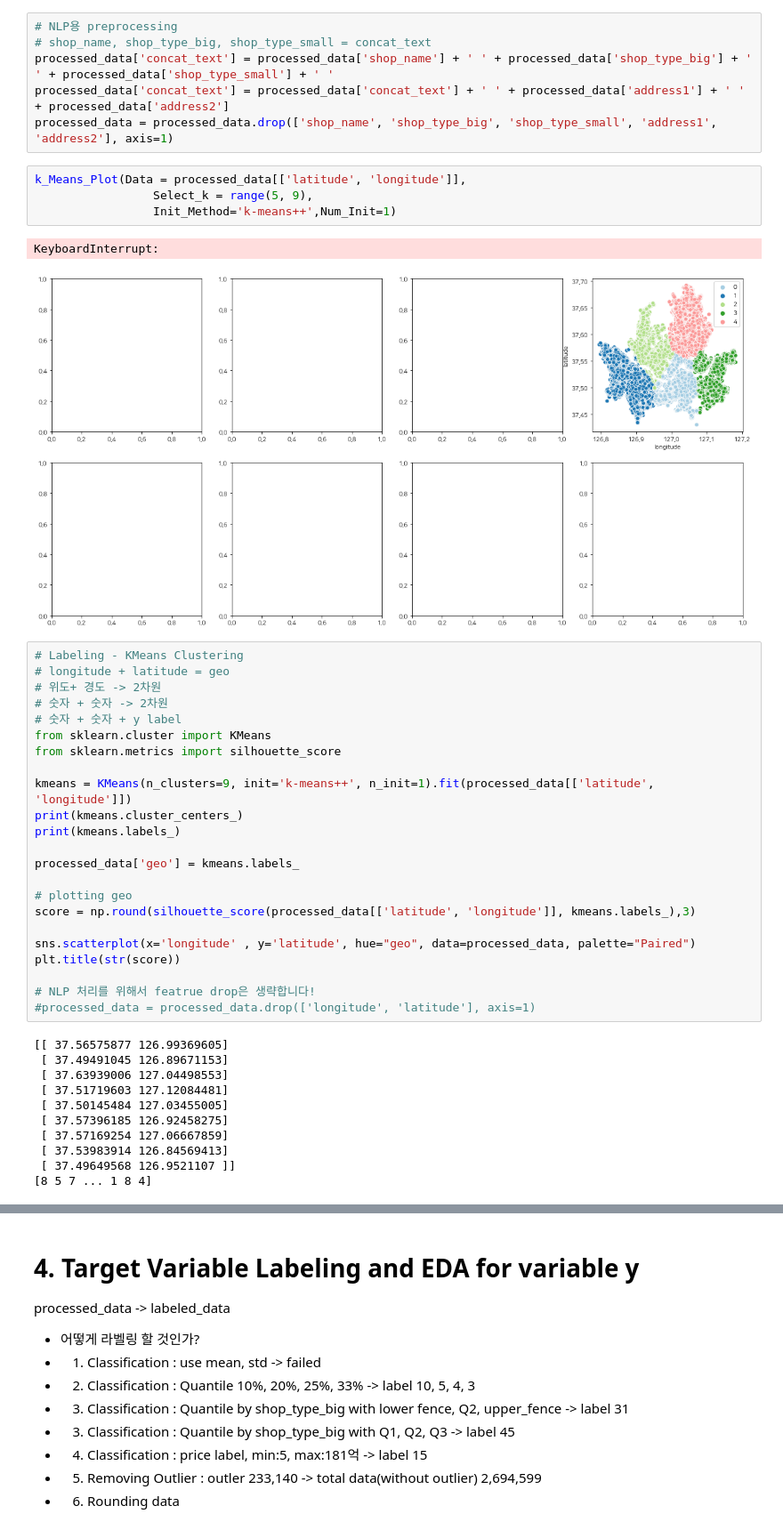
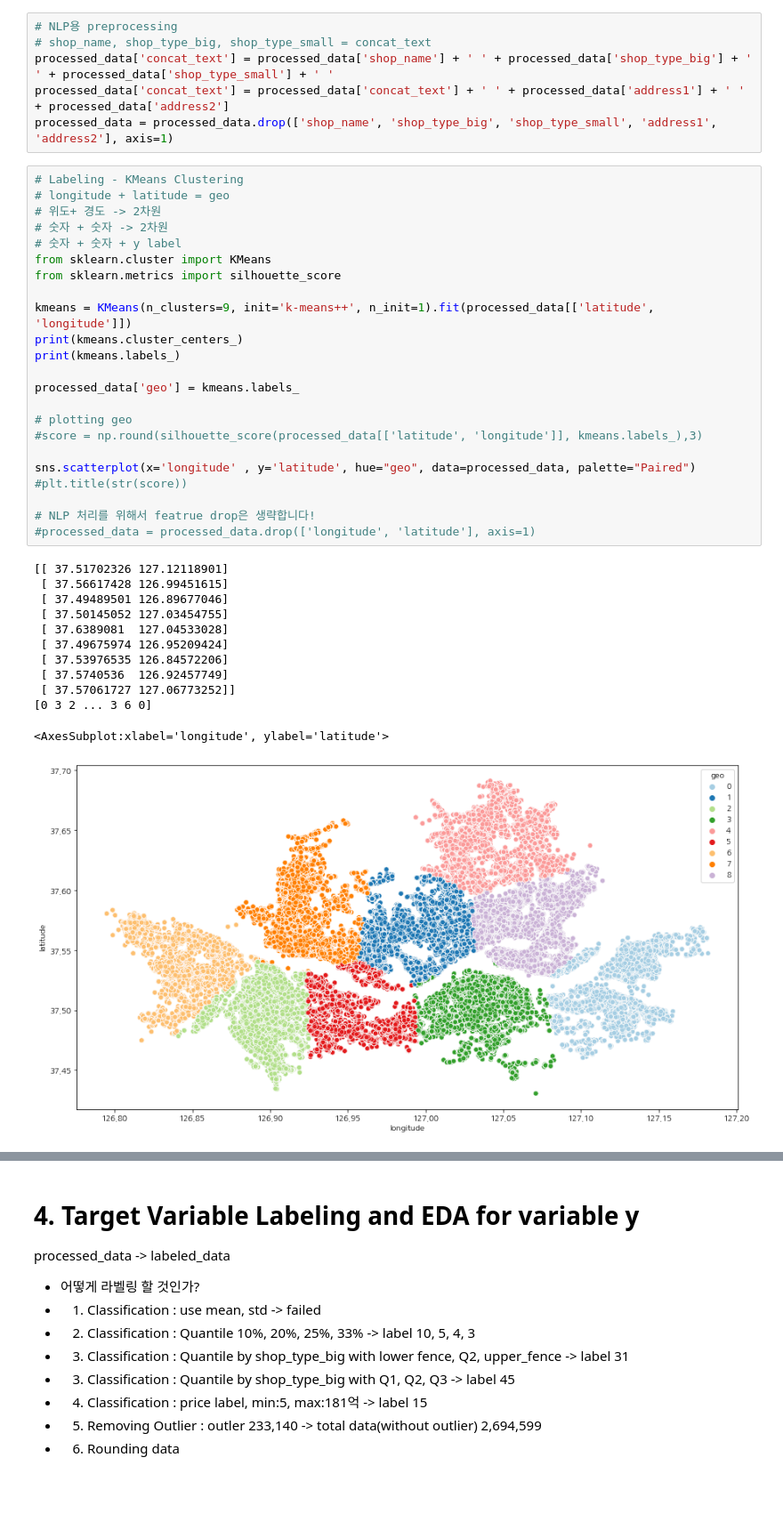
Before and after one commit to iDolphin99/Commerical_data_analysis, a Jupyter notebook: dolphin/baseline_classification_big_NLP.ipynb, the cells around one changed output, grey strips where cells are left out. Shown at 89% size. Drawn from its saved outputs; the diff is of its cells as text; blank space fills up the shorter version.

```diff
--- a/dolphin/baseline_classification_big_NLP.ipynb
+++ b/dolphin/baseline_classification_big_NLP.ipynb
@@ -231,47 +231,42 @@ processed_data = pd.concat([processed_data, df], axis=1)
 processed_data['concat_text'] = processed_data['shop_name'] + ' ' + processed_data['shop_type_big'] + ' ' + processed_data['shop_type_small'] + ' '
 processed_data['concat_text'] = processed_data['concat_text'] + ' ' + processed_data['address1'] + ' ' + processed_data['address2']
 processed_data = processed_data.drop(['shop_name', 'shop_type_big', 'shop_type_small', 'address1', 'address2'], axis=1)
-# %%
-k_Means_Plot(Data = processed_data[['latitude', 'longitude']],
-                 Select_k = range(5, 9),
-                 Init_Method='k-means++',Num_Init=1)
-# %% [output]
-KeyboardInterrupt:
-[figure, removed]
 # %%
 # Labeling - KMeans Clustering
 # longitude + latitude = geo
 # 위도+ 경도 -> 2차원
 # 숫자 + 숫자 -> 2차원
 # 숫자 + 숫자 + y label
 from sklearn.cluster import KMeans
 from sklearn.metrics import silhouette_score
 
 kmeans = KMeans(n_clusters=9, init='k-means++', n_init=1).fit(processed_data[['latitude', 'longitude']])
 print(kmeans.cluster_centers_)
 print(kmeans.labels_)
 
 processed_data['geo'] = kmeans.labels_
 
 # plotting geo
-score = np.round(silhouette_score(processed_data[['latitude', 'longitude']], kmeans.labels_),3)
+#score = np.round(silhouette_score(processed_data[['latitude', 'longitude']], kmeans.labels_),3)
 
 sns.scatterplot(x='longitude' , y='latitude', hue="geo", data=processed_data, palette="Paired")
-plt.title(str(score))
+#plt.title(str(score))
 
 # NLP 처리를 위해서 featrue drop은 생략합니다!
 #processed_data = processed_data.drop(['longitude', 'latitude'], axis=1)
 # %% [output]
-[[ 37.56575877 126.99369605]
- [ 37.49491045 126.89671153]
- [ 37.63939006 127.04498553]
- [ 37.51719603 127.12084481]
- [ 37.50145484 127.03455005]
- [ 37.57396185 126.92458275]
- [ 37.57169254 127.06667859]
- [ 37.53983914 126.84569413]
- [ 37.49649568 126.9521107 ]]
-[8 5 7 ... 1 8 4]
+[[ 37.51702326 127.12118901]
+ [ 37.56617428 126.99451615]
+ [ 37.49489501 126.89677046]
+ [ 37.50145052 127.03454755]
+ [ 37.6389081  127.04533028]
+ [ 37.49675974 126.95209424]
+ [ 37.53976535 126.84572206]
+ [ 37.5740536  126.92457749]
+ [ 37.57061727 127.06773252]]
+[0 3 2 ... 3 6 0]
+<AxesSubplot:xlabel='longitude', ylabel='latitude'>
+[figure, added]
 # %%
 # average_sale_price -> skewed data
 # log transfromation
```
Also changed, not shown: parts of 33 cells of this notebook, 1 other file.
